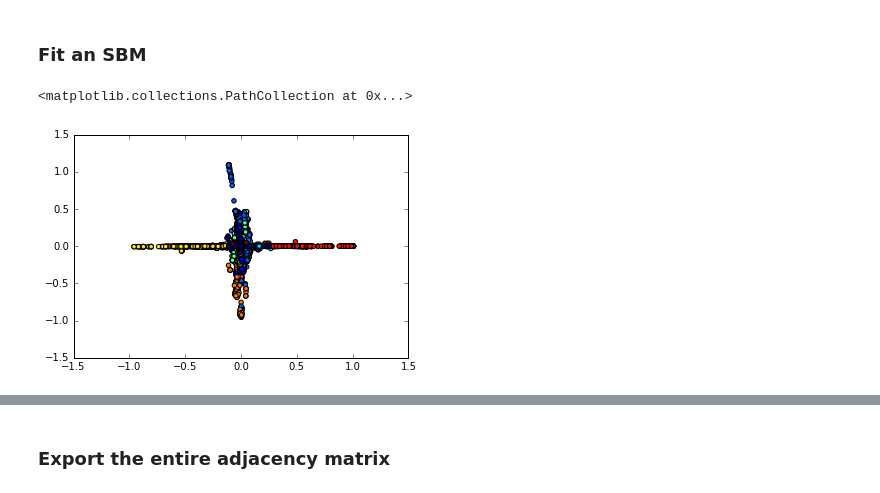
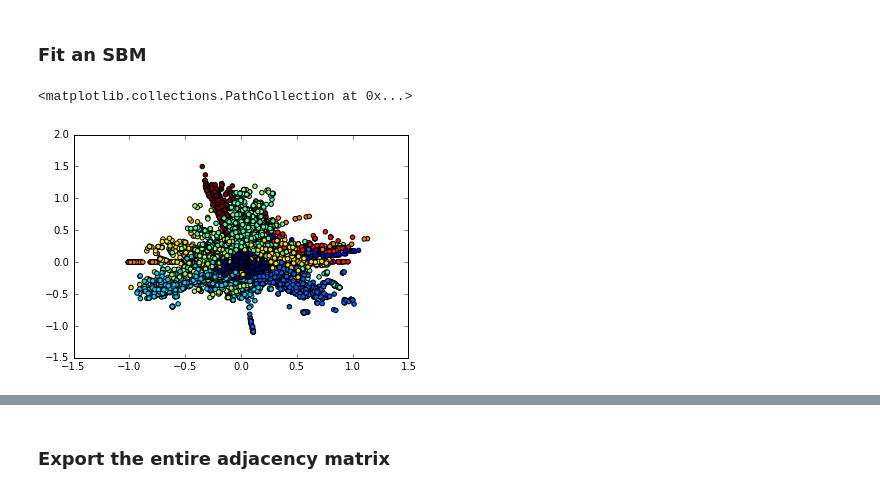
Before and after one commit to alexgittens/XDataUSPTOHackathon, a Jupyter notebook: generate_one_hop_adjacency_matrix.ipynb, the cells around one changed output, grey strips where cells are left out. Cells and saved outputs as stored; diff of their text form; code cells hidden in the pictures.

Commit message:
added sbm visualizations

```diff
--- a/generate_one_hop_adjacency_matrix.ipynb
+++ b/generate_one_hop_adjacency_matrix.ipynb
@@ -84,11 +84,11 @@ A = sp.coo_matrix((v, (i,j)), shape=C.shape, dtype='d').tocsr()
 # %%
 k = 10
 (U,s,V) = spla.svds(A, k)
 S = np.diagflat(np.sqrt(s))
 Xhat = np.dot(U,S)
 kmeans_obj = sklearn.cluster.KMeans(k, n_init=1, max_iter=10)
 labels = kmeans_obj.fit_predict(Xhat)
-plt.scatter(Xhat[:, 0], Xhat[:, 1], c=labels)
+plt.scatter(Xhat[:, 8], Xhat[:, 6], c=labels)
 # %% [output]
 <matplotlib.collections.PathCollection at 0x...>
-[figure, old version]
+[figure, new version]
```
Also changed, not shown: parts of 3 cells of this notebook, 4 other files.
